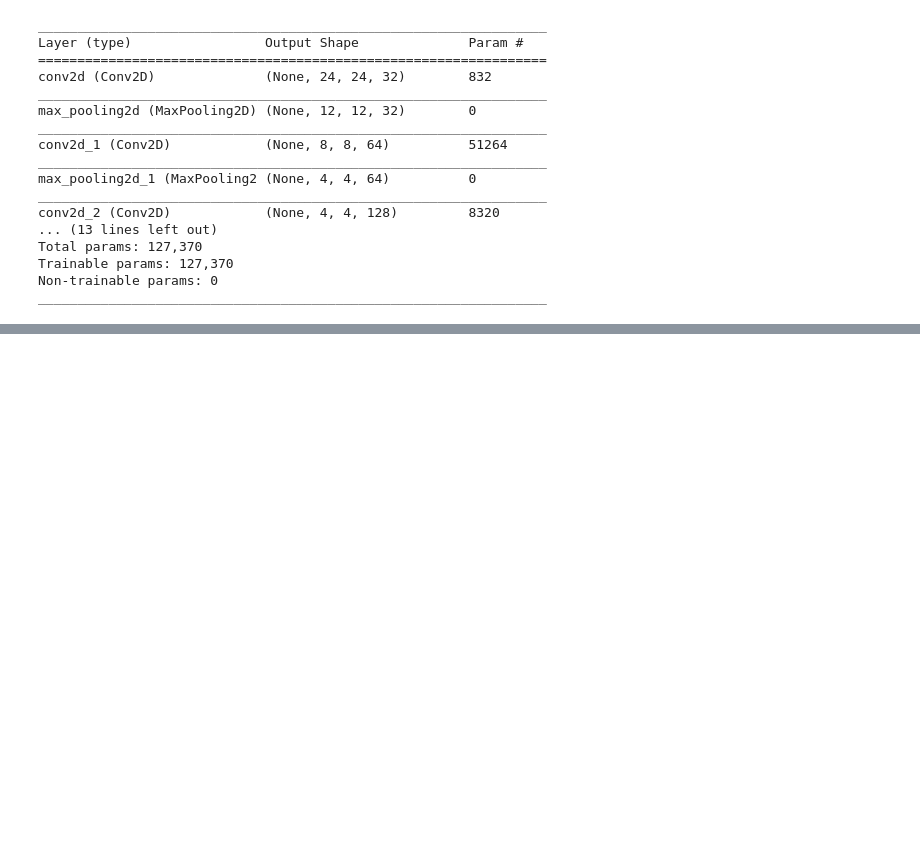
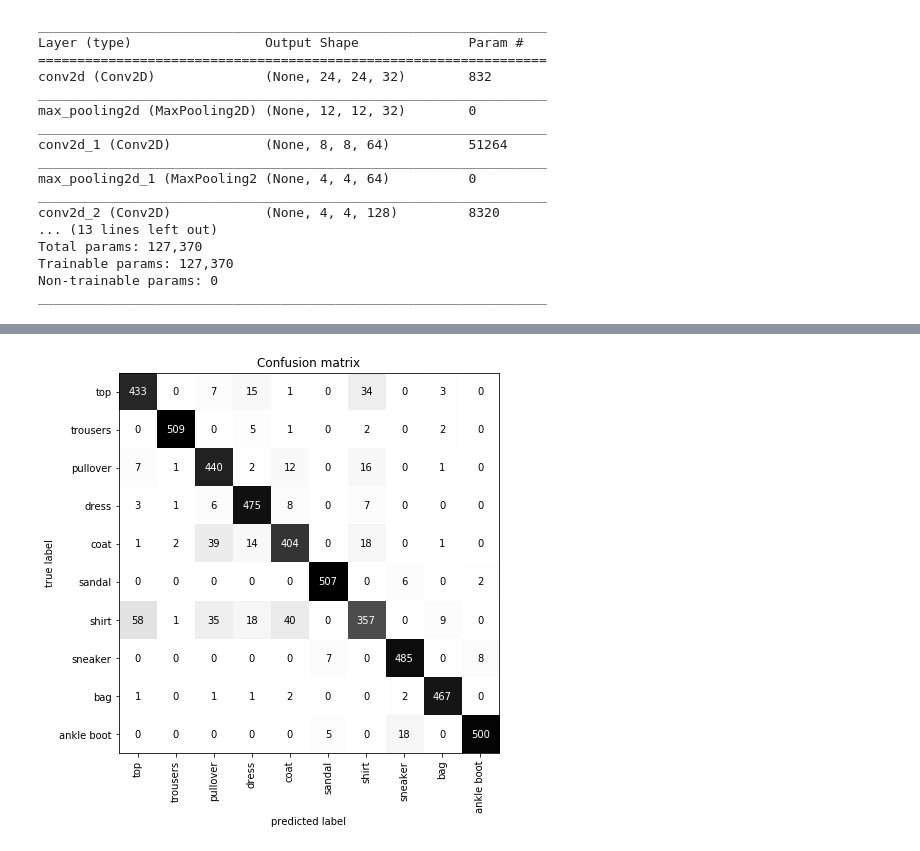
Before and after one commit to czyzi0/ml-notebooks, a Jupyter notebook: fashion-mnist-classification.ipynb, the cells around one changed output, grey strips where cells are left out. Cells and saved outputs as stored; diff of their text form; code cells hidden in the pictures; blank space fills up the shorter version.

```diff
--- a/fashion-mnist-classification.ipynb
+++ b/fashion-mnist-classification.ipynb
@@ -205,0 +230,5 @@ plot_history(history)
+# %%
+cm = confusion_matrix(test_y, model.predict(test_x.reshape(-1, 28, 28, 1)).argmax(axis=-1))
+plot_confusion_matrix(cm)
+# %% [output]
+[figure, added]
```
Also changed, not shown: parts of 10 cells of this notebook.
